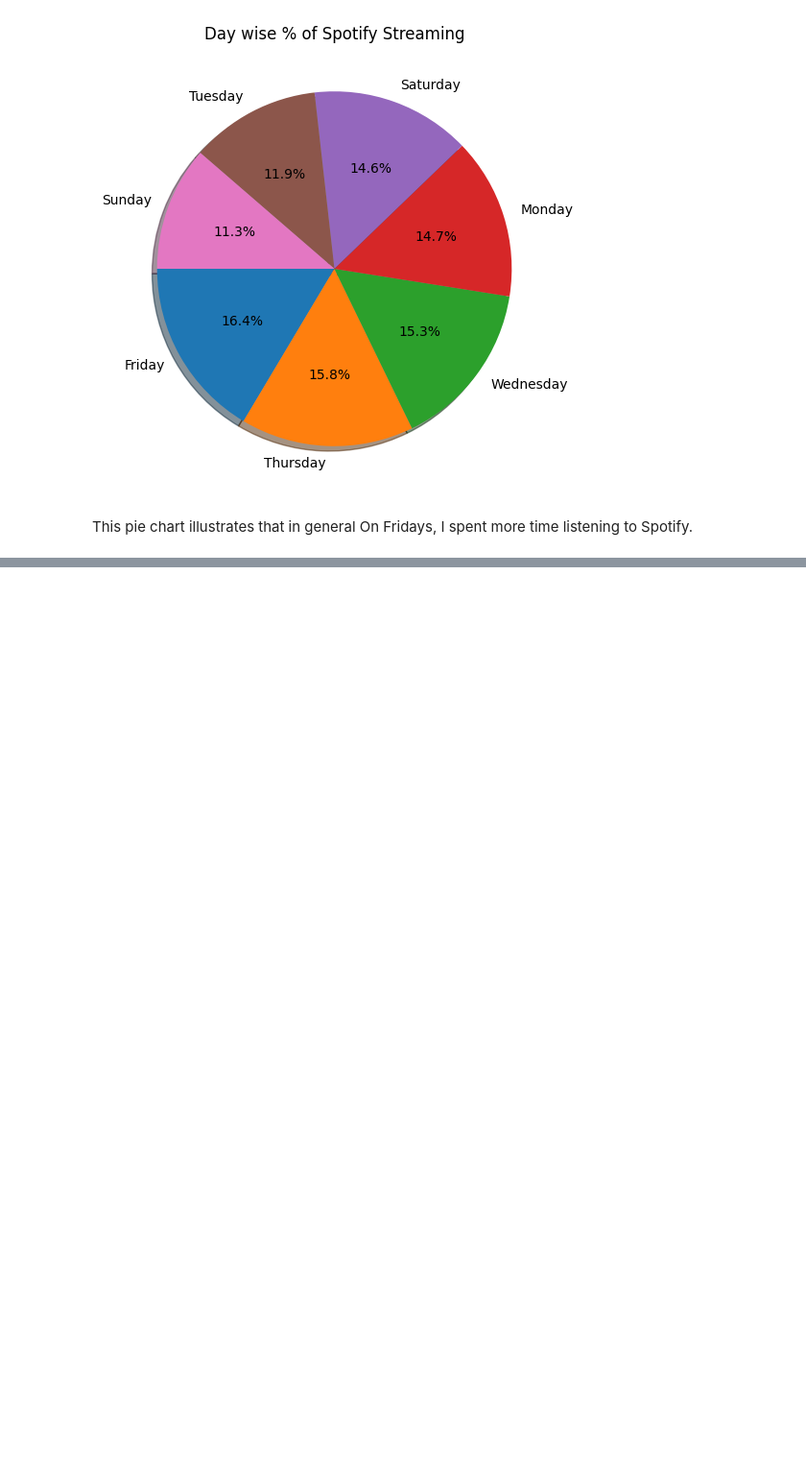
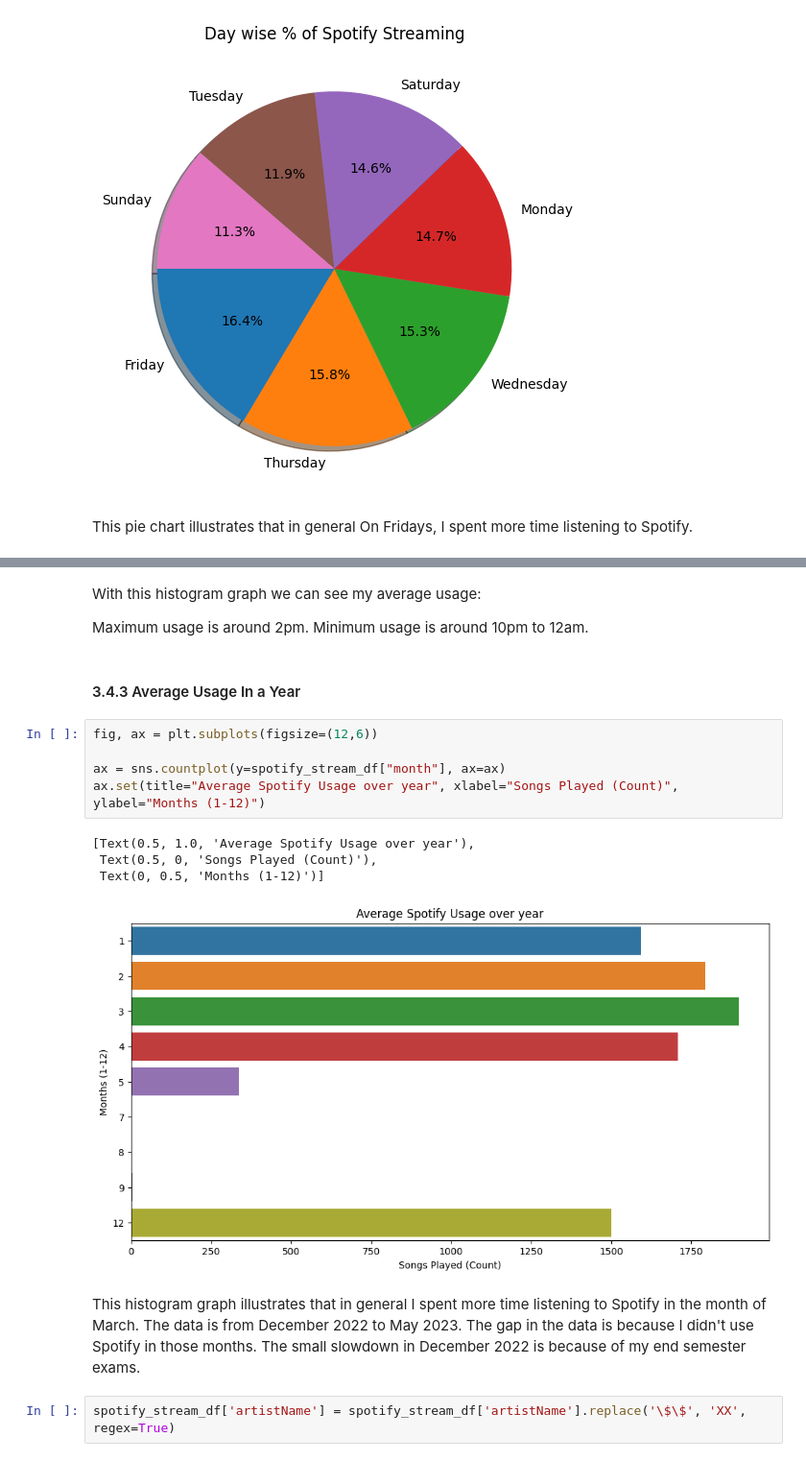
Before and after one commit to piyush-mk/SpotiStats, a Jupyter notebook: Notebook.ipynb, the cells around one changed output, grey strips where cells are left out. Shown at 96% size. Saved outputs shown, nothing was run; the diff lists cells and outputs as text; blank space fills up the shorter version.

```diff
--- a/Notebook.ipynb
+++ b/Notebook.ipynb
@@ -256,0 +268,24 @@ This pie chart illustrates that in general On Fridays, I spent more time listeni
+# %% [markdown]
+With this histogram graph we can see my average usage:
+
+Maximum usage is around 2pm.</br>
+Minimum usage is around 10pm to 12am.
+# %% [markdown]
+#### 3.4.3 Average Usage In a Year
+# %%
+fig, ax = plt.subplots(figsize=(12,6))
+
+ax = sns.countplot(y=spotify_stream_df["month"], ax=ax)
+ax.set(title="Average Spotify Usage over year", xlabel="Songs Played (Count)", ylabel="Months (1-12)")
+# %% [output]
+[Text(0.5, 1.0, 'Average Spotify Usage over year'),
+ Text(0.5, 0, 'Songs Played (Count)'),
+ Text(0, 0.5, 'Months (1-12)')]
+[figure, added]
+# %% [markdown]
+This histogram graph illustrates that in general I spent more time listening to Spotify in the month of March.</br>
+The data is from December 2022 to May 2023.</br>
+The gap in the data is because I didn't use Spotify in those months.</br>
+The small slowdown in December 2022 is because of my end semester exams.</br>
+# %%
+spotify_stream_df['artistName'] = spotify_stream_df['artistName'].replace('\$\$', 'XX', regex=True)
```
Also changed, not shown: parts of 9 cells of this notebook.
